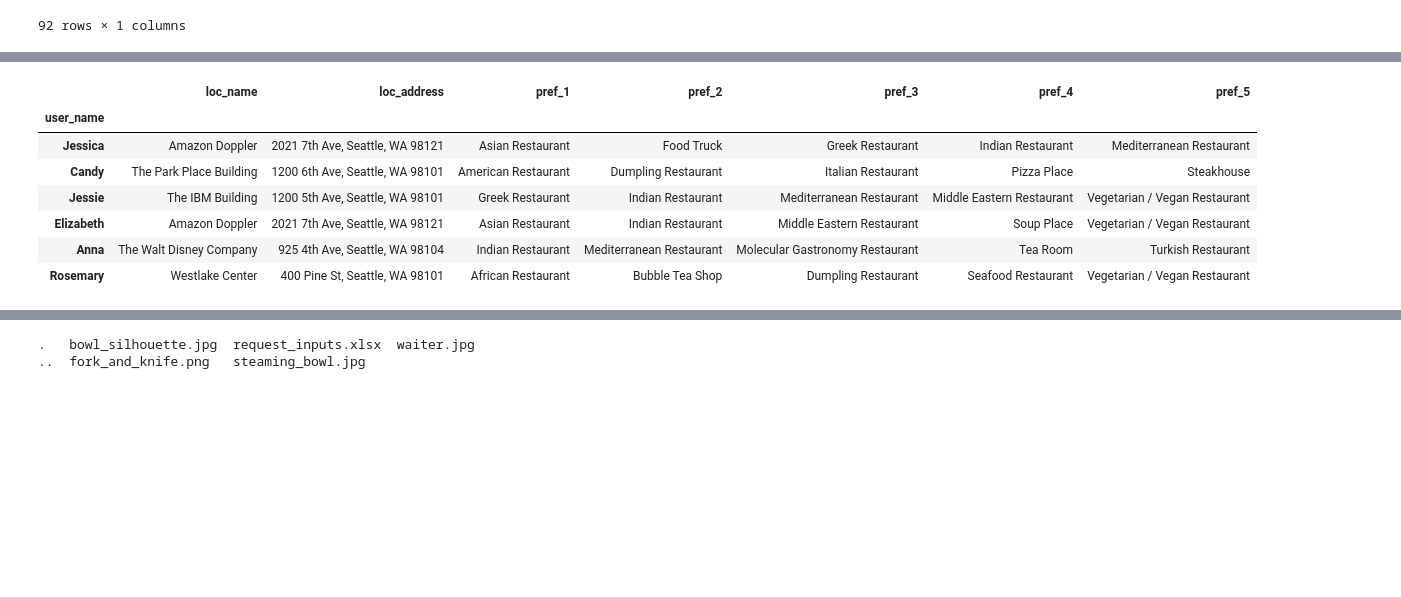
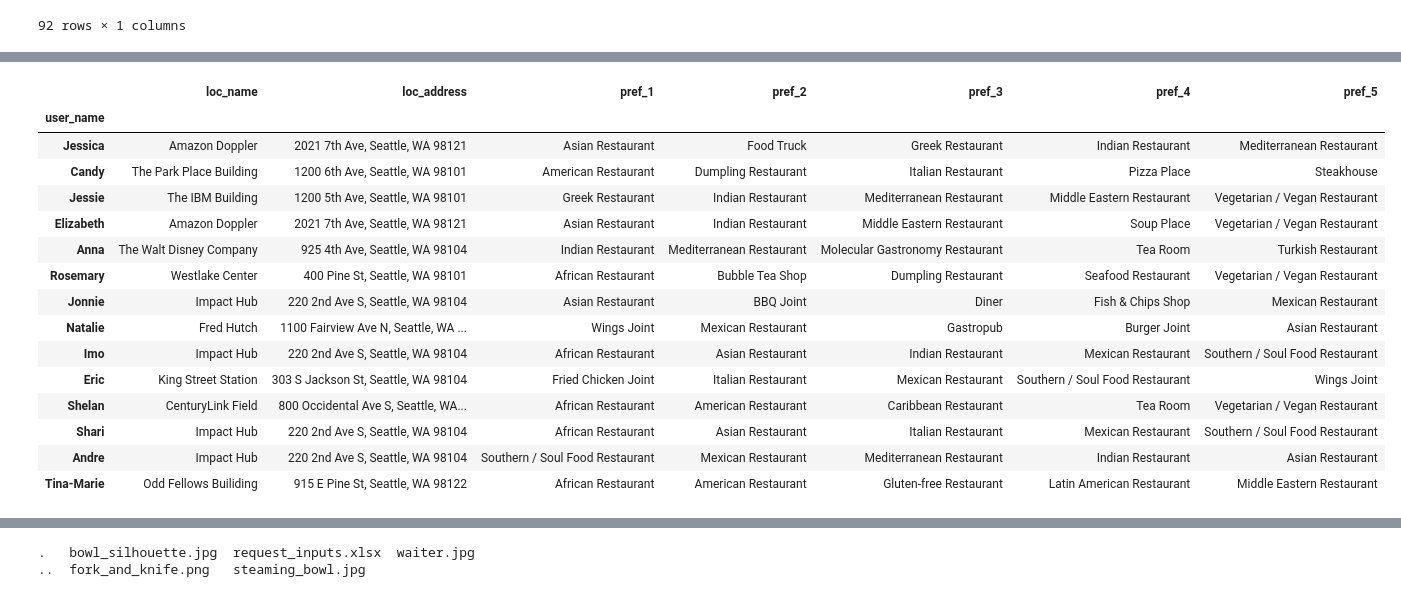
Before and after one commit to Astayonix/BattleOfTheNeighborhoods, a Jupyter notebook: I_Dont_Know_Where_Do_You_Want_to_Eat.ipynb, the cells around one changed output, grey strips where cells are left out. Cells and saved outputs as stored; diff of their text form; code cells hidden in the pictures; blank space fills up the shorter version.

```diff
--- a/I_Dont_Know_Where_Do_You_Want_to_Eat.ipynb
+++ b/I_Dont_Know_Where_Do_You_Want_to_Eat.ipynb
@@ -188,40 +212,57 @@ def add_user_pref(user_list):
     user_dict = {}
     for col, user in zip(user_pref_column_names, user_list):
         user_dict[col] = user
     user_loc_pref_df.loc[len(user_loc_pref_df)] = user_dict
 
-# in case these users ever fill out their profiles
-# tracey_pref = ['Tracey', 'Amazon Kumo', '1915 Terry Ave, Seattle, WA 98101', '', '', '', '', '']
-# david_pref = ['David', 'Amazon re:Invent', '2121 8th Ave, Seattle, WA 98121', '', '', '', '', '']
-# hawa_pref = ['Hawa', 'Amazon re:Invent', '2121 8th Ave, Seattle, WA 98121', '', '', '', '', '']
-
 jessica_pref = ['Jessica', 'Amazon Doppler', '2021 7th Ave, Seattle, WA 98121', 'Asian Restaurant', 'Food Truck', 'Greek Restaurant', 'Indian Restaurant', 'Mediterranean Restaurant']
 candy_pref = ['Candy', 'The Park Place Building', '1200 6th Ave, Seattle, WA 98101', 'American Restaurant', 'Dumpling Restaurant', 'Italian Restaurant', 'Pizza Place', 'Steakhouse']
 jessie_pref = ['Jessie', 'The IBM Building', '1200 5th Ave, Seattle, WA 98101', 'Greek Restaurant', 'Indian Restaurant', 'Mediterranean Restaurant', 'Middle Eastern Restaurant', 'Vegetarian / Vegan Restaurant']
 elizabeth_pref = ['Elizabeth', 'Amazon Doppler', '2021 7th Ave, Seattle, WA 98121', 'Asian Restaurant', 'Indian Restaurant', 'Middle Eastern Restaurant', 'Soup Place', 'Vegetarian / Vegan Restaurant']
 anna_pref = ['Anna', 'The Walt Disney Company', '925 4th Ave, Seattle, WA 98104', 'Indian Restaurant', 'Mediterranean Restaurant', 'Molecular Gastronomy Restaurant', 'Tea Room', 'Turkish Restaurant']
 rosemary_pref = ['Rosemary', 'Westlake Center', '400 Pine St, Seattle, WA 98101', 'African Restaurant', 'Bubble Tea Shop', 'Dumpling Restaurant', 'Seafood Restaurant', 'Vegetarian / Vegan Restaurant']
+jonnie_pref = ['Jonnie', 'Impact Hub', '220 2nd Ave S, Seattle, WA 98104', 'Asian Restaurant', 'BBQ Joint', 'Diner', 'Fish & Chips Shop', 'Mexican Restaurant']
+natalie_pref = ['Natalie', 'Fred Hutch', '1100 Fairview Ave N, Seattle, WA 98109', 'Wings Joint', 'Mexican Restaurant', 'Gastropub', 'Burger Joint', 'Asian Restaurant']
+imo_pref = ['Imo', 'Impact Hub', '220 2nd Ave S, Seattle, WA 98104', 'African Restaurant', 'Asian Restaurant', 'Indian Restaurant', 'Mexican Restaurant', 'Southern / Soul Food Restaurant']
+eric_pref = ['Eric', 'King Street Station', '303 S Jackson St, Seattle, WA 98104', 'Fried Chicken Joint', 'Italian Restaurant', 'Mexican Restaurant', 'Southern / Soul Food Restaurant', 'Wings Joint']
+shelan_pref = ['Shelan', 'CenturyLink Field', '800 Occidental Ave S, Seattle, WA 98134', 'African Restaurant', 'American Restaurant', 'Caribbean Restaurant', 'Tea Room', 'Vegetarian / Vegan Restaurant']
+shari_pref = ['Shari', 'Impact Hub', '220 2nd Ave S, Seattle, WA 98104', 'African Restaurant', 'Asian Restaurant', 'Italian Restaurant', 'Mexican Restaurant', 'Southern / Soul Food Restaurant']
+andre_pref = ['Andre', 'Impact Hub', '220 2nd Ave S, Seattle, WA 98104', 'Southern / Soul Food Restaurant', 'Mexican Restaurant', 'Mediterranean Restaurant', 'Indian Restaurant', 'Asian Restaurant']
+tina_marie_pref = ['Tina-Marie', 'Odd Fellows Builiding', '915 E Pine St, Seattle, WA 98122', 'African Restaurant', 'American Restaurant', 'Gluten-free Restaurant', 'Latin American Restaurant', 'Middle Eastern Restaurant']
 
 add_user_pref(jessica_pref)
 add_user_pref(candy_pref)
 add_user_pref(jessie_pref)
 add_user_pref(elizabeth_pref)
 add_user_pref(anna_pref)
 add_user_pref(rosemary_pref)
-# add_user_pref(hawa_pref)
-# add_user_pref(david_pref)
+add_user_pref(jonnie_pref)
+add_user_pref(natalie_pref)
+add_user_pref(imo_pref)
+add_user_pref(eric_pref)
+add_user_pref(shelan_pref)
+add_user_pref(shari_pref)
+add_user_pref(andre_pref)
+add_user_pref(tina_marie_pref)
 
 user_loc_pref_df.set_index('user_name', inplace=True)
 user_loc_pref_df
 # %% [output]
 |  | loc_name | loc_address | pref_1 | pref_2 | pref_3 | pref_4 | pref_5 |
 | user_name |  |  |  |  |  |  |  |
 | Jessica | Amazon Doppler | 2021 7th Ave, Seattle, WA 98121 | Asian Restaurant | Food Truck | Greek Restaurant | Indian Restaurant | Mediterranean Restaurant |
 | Candy | The Park Place Building | 1200 6th Ave, Seattle, WA 98101 | American Restaurant | Dumpling Restaurant | Italian Restaurant | Pizza Place | Steakhouse |
 | Jessie | The IBM Building | 1200 5th Ave, Seattle, WA 98101 | Greek Restaurant | Indian Restaurant | Mediterranean Restaurant | Middle Eastern Restaurant | Vegetarian / Vegan Restaurant |
 | Elizabeth | Amazon Doppler | 2021 7th Ave, Seattle, WA 98121 | Asian Restaurant | Indian Restaurant | Middle Eastern Restaurant | Soup Place | Vegetarian / Vegan Restaurant |
 | Anna | The Walt Disney Company | 925 4th Ave, Seattle, WA 98104 | Indian Restaurant | Mediterranean Restaurant | Molecular Gastronomy Restaurant | Tea Room | Turkish Restaurant |
 | Rosemary | Westlake Center | 400 Pine St, Seattle, WA 98101 | African Restaurant | Bubble Tea Shop | Dumpling Restaurant | Seafood Restaurant | Vegetarian / Vegan Restaurant |
+| Jonnie | Impact Hub | 220 2nd Ave S, Seattle, WA 98104 | Asian Restaurant | BBQ Joint | Diner | Fish & Chips Shop | Mexican Restaurant |
+| Natalie | Fred Hutch | 1100 Fairview Ave N, Seattle, WA ... | Wings Joint | Mexican Restaurant | Gastropub | Burger Joint | Asian Restaurant |
+| Imo | Impact Hub | 220 2nd Ave S, Seattle, WA 98104 | African Restaurant | Asian Restaurant | Indian Restaurant | Mexican Restaurant | Southern / Soul Food Restaurant |
+| Eric | King Street Station | 303 S Jackson St, Seattle, WA 98104 | Fried Chicken Joint | Italian Restaurant | Mexican Restaurant | Southern / Soul Food Restaurant | Wings Joint |
+| Shelan | CenturyLink Field | 800 Occidental Ave S, Seattle, WA... | African Restaurant | American Restaurant | Caribbean Restaurant | Tea Room | Vegetarian / Vegan Restaurant |
+| Shari | Impact Hub | 220 2nd Ave S, Seattle, WA 98104 | African Restaurant | Asian Restaurant | Italian Restaurant | Mexican Restaurant | Southern / Soul Food Restaurant |
+| Andre | Impact Hub | 220 2nd Ave S, Seattle, WA 98104 | Southern / Soul Food Restaurant | Mexican Restaurant | Mediterranean Restaurant | Indian Restaurant | Asian Restaurant |
+| Tina-Marie | Odd Fellows Builiding | 915 E Pine St, Seattle, WA 98122 | African Restaurant | American Restaurant | Gluten-free Restaurant | Latin American Restaurant | Middle Eastern Restaurant |
 # %%
 # Now to add the longitude and latitude of each of the users' locations
 user_loc_pref_df.index
```
Also changed, not shown: parts of 11 cells of this notebook.
